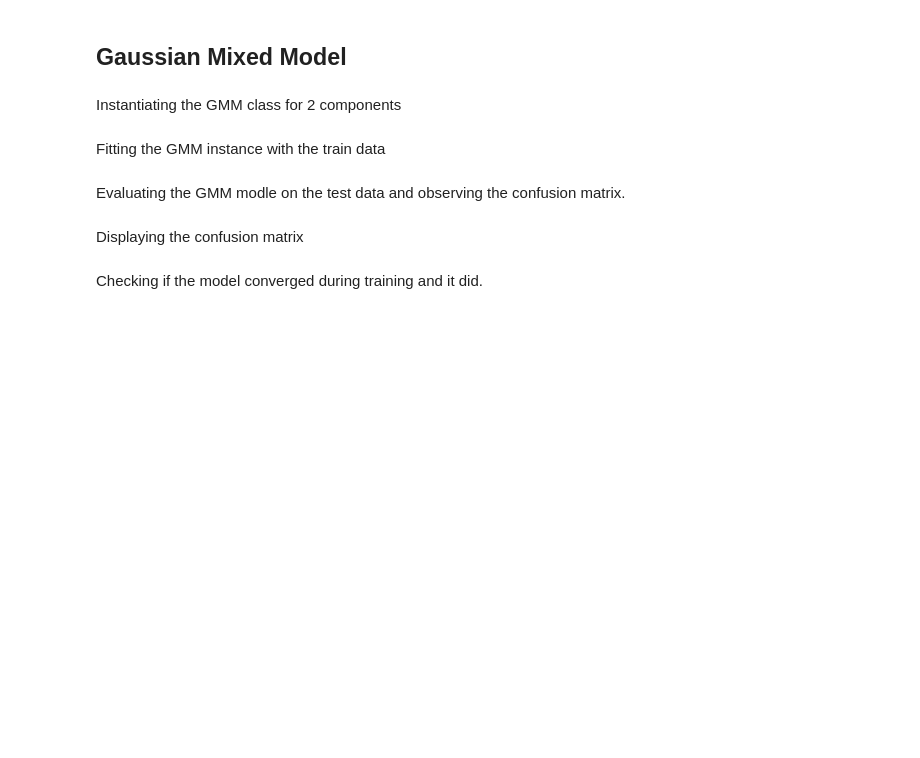
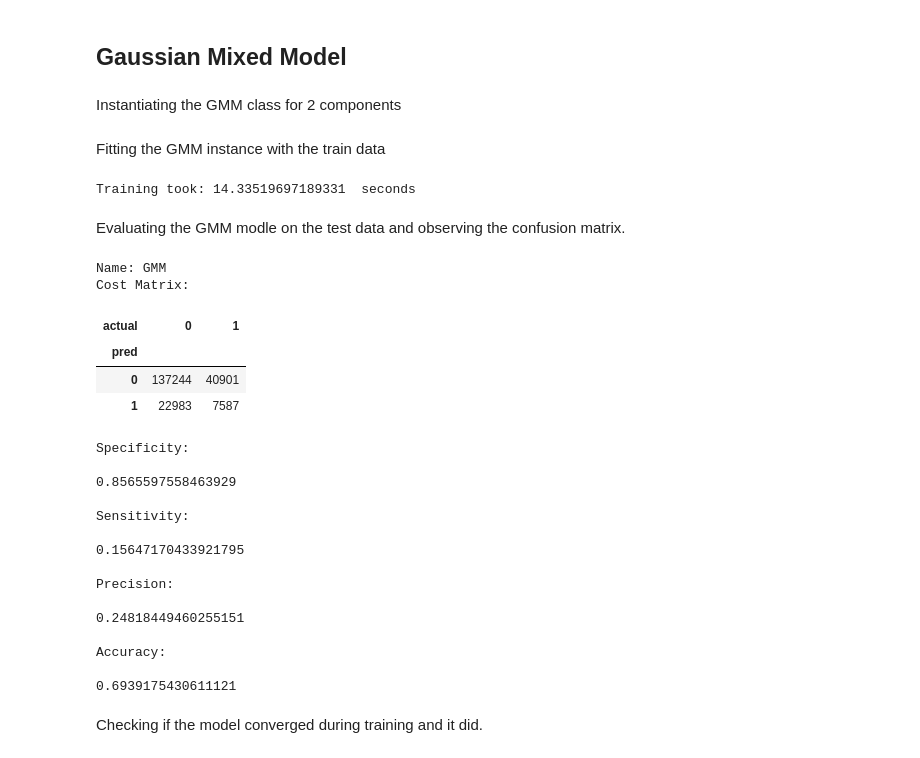
Before and after one commit to gradnerj/cs6600-class-project, a Jupyter notebook: cs5600-final-project.ipynb, the cells around one changed output. Cells and saved outputs as stored; diff of their text form; code cells hidden in the pictures; blank space fills up the shorter version.

```diff
--- a/cs5600-final-project.ipynb
+++ b/cs5600-final-project.ipynb
@@ -1506,2 +1504,8 @@ gmm.fit(x_train_s)
+# %%
+starttime = time.time()
+gmm.fit(x_train_s)
+print("Training took:", time.time() - starttime, ' seconds')
+# %% [output]
+Training took: 14.33519697189331  seconds
 # %% [markdown]
 Evaluating the GMM modle on the test data and observing the confusion matrix.
@@ -1510,2 +1511,0 @@ cm = pd.crosstab(gmm.predict(x_test_n).ravel(), y_test_n.values.ravel(), rowname
-# %% [markdown]
-Displaying the confusion matrix
@@ -1514,3 +1512,27 @@ cm
+# %%
+mymetrics.print_metrics(mymetrics.get_metrics(gmm, x_test_s, y_test_s, 'GMM'))
+# %% [output]
+Name: GMM
+Cost Matrix:
+| actual | 0 | 1 |
+| pred |  |  |
+| 0 | 137244 | 40901 |
+| 1 | 22983 | 7587 |
+Specificity:
+
+0.8565597558463929
+
+Sensitivity:
+
+0.15647170433921795
+
+Precision:
+
+0.24818449460255151
+
+Accuracy:
+
+0.6939175430611121
 # %% [markdown]
 Checking if the model converged during training and it did.
 # %%
```
Also changed, not shown: parts of 65 cells of this notebook.
